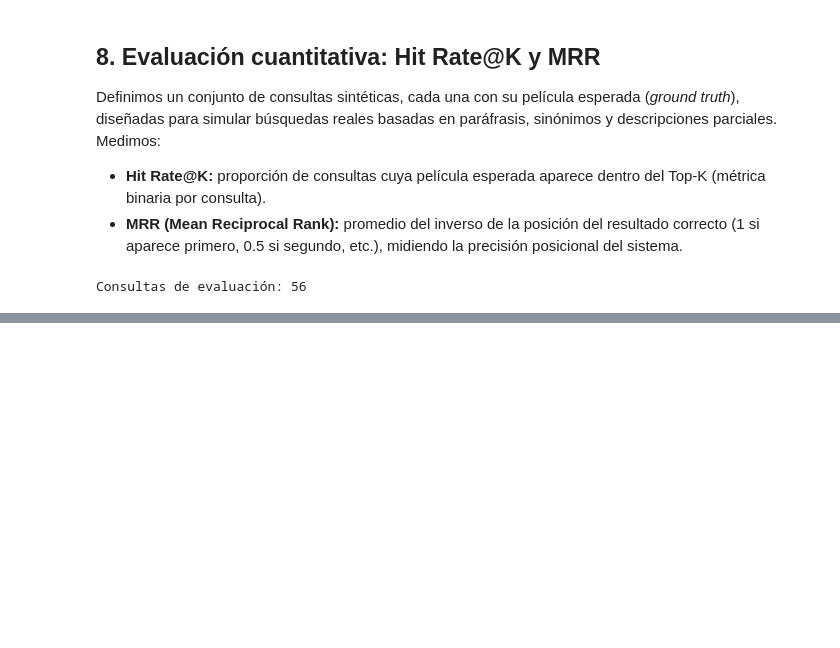
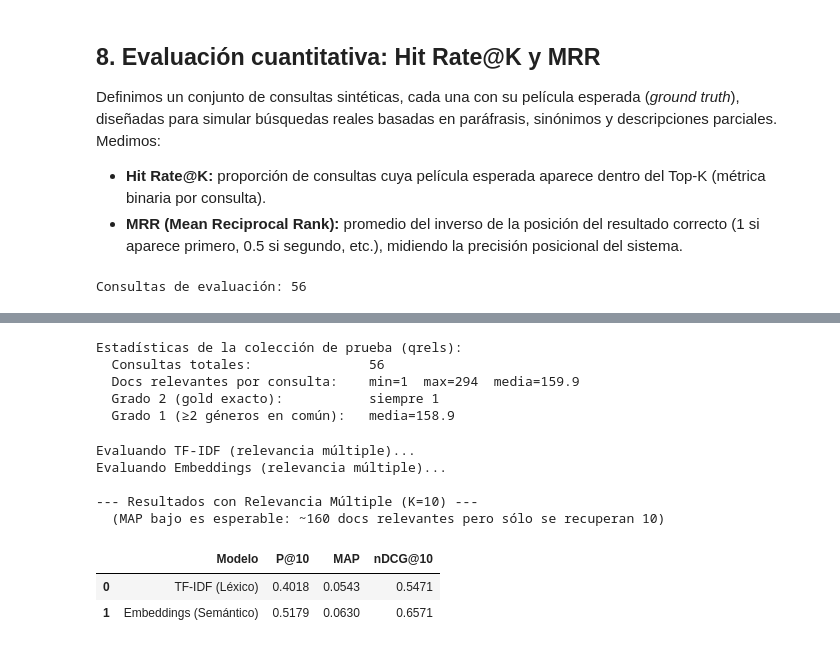
Before and after one commit to lucascarmu/NLP-UP, a Jupyter notebook: Notebook/Notebook_1.ipynb, the cells around one changed output, grey strips where cells are left out. Drawn from its saved outputs; the diff is of its cells as text; code cells hidden in the pictures; blank space fills up the shorter version.

```diff
--- a/Notebook/Notebook_1.ipynb
+++ b/Notebook/Notebook_1.ipynb
@@ -372,0 +432,49 @@ La evaluación cuantitativa sobre las 56 consultas con película esperada (*grou
+# %%
+import math
+
+def parse_genres(val):
+    try:
+        result = ast.literal_eval(val)
+        return set(result) if isinstance(result, list) else set()
+    except (ValueError, SyntaxError):
+        return set()
+
+df["genres_set"] = df["genres"].apply(parse_genres)
+title_to_genres = df.set_index("title")["genres_set"].to_dict()
+
+def build_qrels(queries, grade_gold=2, grade_partial=1, min_shared=2):
+    """
+    Para cada query construye un dict {título: grado_de_relevancia}.
+    - grade_gold: película esperada del ground truth
+    - grade_partial: películas con ≥ min_shared géneros en común con el gold
+    """
+    qrels = {}
+    for query, gold in queries:
+        gold_genres = title_to_genres.get(gold, set())
+        rel = {}
+        for title, genres in title_to_genres.items():
+            if title == gold:
+                rel[title] = grade_gold
+            elif len(gold_genres & genres) >= min_shared:
+                rel[title] = grade_partial
+        qrels[query] = rel
+    return qrels
+
+qrels = build_qrels(evaluation_queries)
+
+# Estadísticas de la colección de prueba
+rel_per_query = [sum(1 for g in q.values() if g >= 1) for q in qrels.values()]
+grade2_per_query = [sum(1 for g in q.values() if g == 2) for q in qrels.values()]
+grade1_per_query = [sum(1 for g in q.values() if g == 1) for q in qrels.values()]
+
+print("Estadísticas de la colección de prueba (qrels):")
+print(f"  Consultas totales:               {len(qrels)}")
+print(f"  Docs relevantes por consulta:    min={min(rel_per_query)}  max={max(rel_per_query)}  media={np.mean(rel_per_query):.1f}")
+print(f"  Grado 2 (gold exacto):           siempre {np.mean(grade2_per_query):.0f}")
+print(f"  Grado 1 (≥2 géneros en común):   media={np.mean(grade1_per_query):.1f}")
+# %% [output]
+Estadísticas de la colección de prueba (qrels):
+  Consultas totales:               56
+  Docs relevantes por consulta:    min=1  max=294  media=159.9
+  Grado 2 (gold exacto):           siempre 1
+  Grado 1 (≥2 géneros en común):   media=158.9
@@ -372,0 +515,26 @@ La evaluación cuantitativa sobre las 56 consultas con película esperada (*grou
+# %%
+print("Evaluando TF-IDF (relevancia múltiple)...")
+tfidf_multi = evaluate_multi_relevant(search_tfidf, evaluation_queries, qrels, k=10)
+
+print("Evaluando Embeddings (relevancia múltiple)...")
+sem_multi = evaluate_multi_relevant(search_semantic, evaluation_queries, qrels, k=10)
+
+comparison_multi = pd.DataFrame({
+    "Modelo": ["TF-IDF (Léxico)", "Embeddings (Semántico)"],
+    "P@10":      [round(tfidf_multi["P@10"],   4), round(sem_multi["P@10"],   4)],
+    "MAP":       [round(tfidf_multi["MAP"],     4), round(sem_multi["MAP"],     4)],
+    "nDCG@10":   [round(tfidf_multi["nDCG@10"],4), round(sem_multi["nDCG@10"],4)],
+})
+
+print("\n--- Resultados con Relevancia Múltiple (K=10) ---")
+print("  (MAP bajo es esperable: ~160 docs relevantes pero sólo se recuperan 10)")
+comparison_multi
+# %% [output]
+Evaluando TF-IDF (relevancia múltiple)...
+Evaluando Embeddings (relevancia múltiple)...
+
+--- Resultados con Relevancia Múltiple (K=10) ---
+  (MAP bajo es esperable: ~160 docs relevantes pero sólo se recuperan 10)
+|  | Modelo | P@10 | MAP | nDCG@10 |
+| 0 | TF-IDF (Léxico) | 0.4018 | 0.0543 | 0.5471 |
+| 1 | Embeddings (Semántico) | 0.5179 | 0.0630 | 0.6571 |
```
Also changed, not shown: parts of 15 cells of this notebook, 8 other files.
